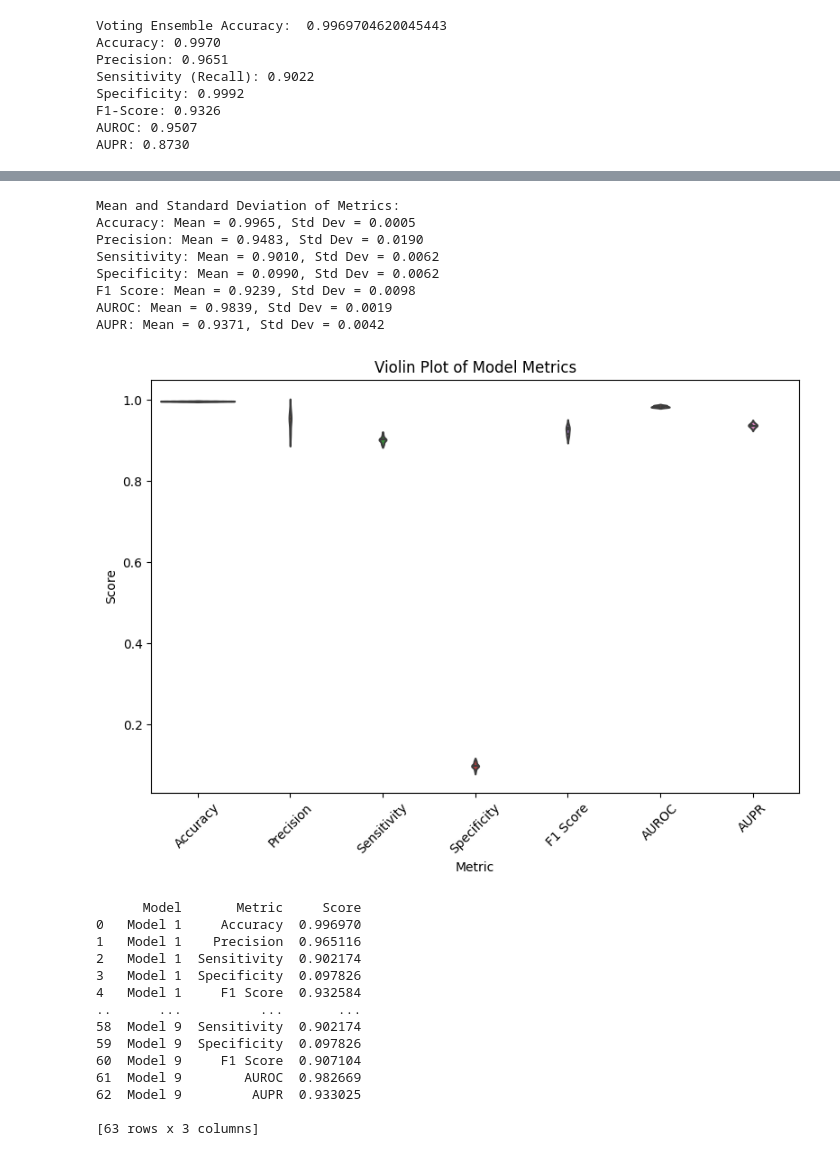
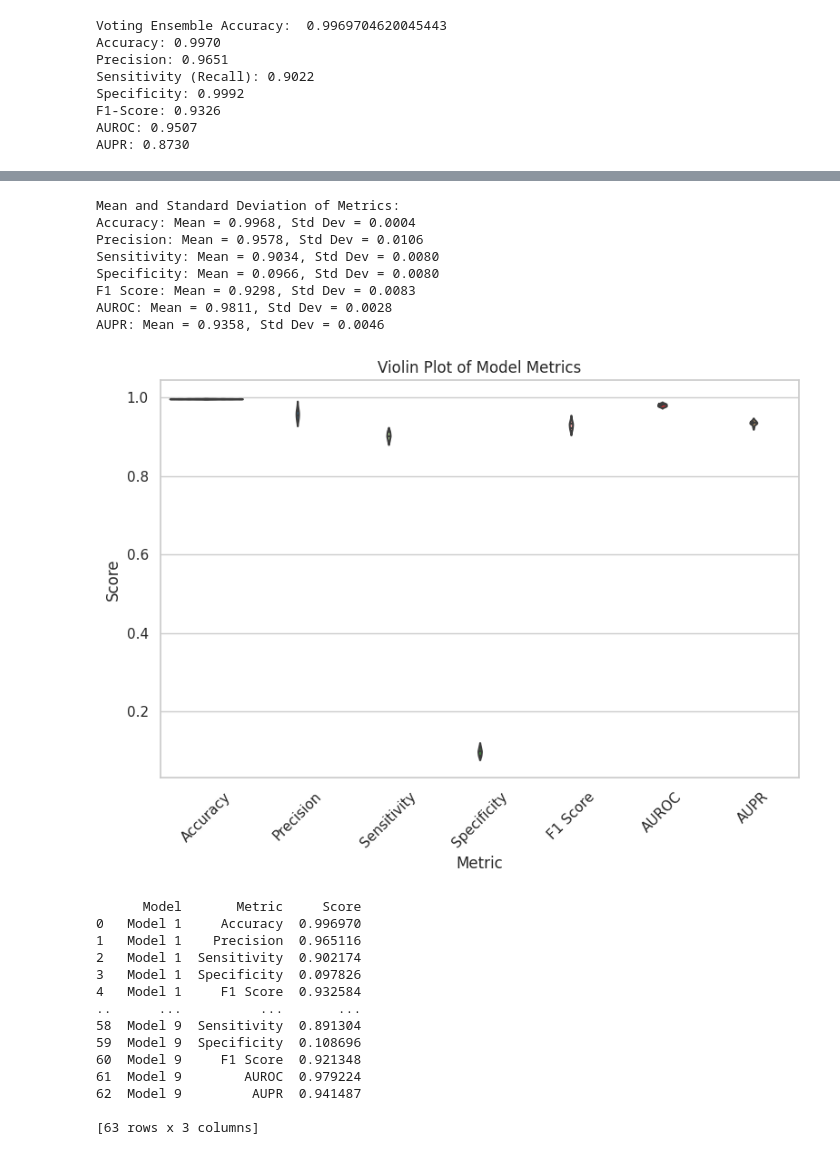
Before and after one commit to BarneyStinson73/CSE472-Machine-Learning-Sessional, a Jupyter notebook: Assignment 2/regression.ipynb, the cells around one changed output, grey strips where cells are left out. Cells and saved outputs as stored; diff of their text form; code cells hidden in the pictures.

```diff
--- a/Assignment 2/regression.ipynb
+++ b/Assignment 2/regression.ipynb
@@ -547,42 +547,44 @@ metrics_df = pd.DataFrame(metrics)
 
 # Compute mean and standard deviation for each metric
 metric_stats = {metric: {"mean": np.mean(values), "std": np.std(values)} for metric, values in mean_std_metrics.items()}
 
 # Print out mean and standard deviation for each metric
 print("\nMean and Standard Deviation of Metrics:")
 for metric, stats in metric_stats.items():
     print(f"{metric}: Mean = {stats['mean']:.4f}, Std Dev = {stats['std']:.4f}")
 
 # Create a violin plot
 plt.figure(figsize=(8, 6))
-sns.violinplot(x='Metric', y='Score', data=metrics_df, inner='quartile')
+sns.set_theme(style='whitegrid')
+sns.color_palette("Paired")
+sns.violinplot(x='Metric', y='Score', data=metrics_df, inner='quartile',palette="Paired")
 plt.title('Violin Plot of Model Metrics')
 plt.xticks(rotation=45)
 plt.ylabel('Score')
 plt.xlabel('Metric')
 
 # Annotating the plot with mean and std dev
 for i, metric in enumerate(mean_std_metrics.keys()):
     mean_val = metric_stats[metric]['mean']
     std_val = metric_stats[metric]['std']
     # plt.text(i, mean_val, f'Mean: {mean_val:.4f}\nStd Dev: {std_val:.4f}',
     #          horizontalalignment='center', size='medium', color='black', weight='semibold')
 
 plt.tight_layout()
 plt.show()
 
 # Displaying the metrics DataFrame
 print(metrics_df)
 # %% [output]
 Mean and Standard Deviation of Metrics:
-Accuracy: Mean = 0.9965, Std Dev = 0.0005
-Precision: Mean = 0.9483, Std Dev = 0.0190
-Sensitivity: Mean = 0.9010, Std Dev = 0.0062
-Specificity: Mean = 0.0990, Std Dev = 0.0062
-F1 Score: Mean = 0.9239, Std Dev = 0.0098
-AUROC: Mean = 0.9839, Std Dev = 0.0019
-AUPR: Mean = 0.9371, Std Dev = 0.0042
+Accuracy: Mean = 0.9968, Std Dev = 0.0004
+Precision: Mean = 0.9578, Std Dev = 0.0106
+Sensitivity: Mean = 0.9034, Std Dev = 0.0080
+Specificity: Mean = 0.0966, Std Dev = 0.0080
+F1 Score: Mean = 0.9298, Std Dev = 0.0083
+AUROC: Mean = 0.9811, Std Dev = 0.0028
+AUPR: Mean = 0.9358, Std Dev = 0.0046
-[figure, old version]
+[figure, new version]
       Model       Metric     Score
 0   Model 1     Accuracy  0.996970
 1   Model 1    Precision  0.965116
@@ -590,10 +592,10 @@ AUPR: Mean = 0.9371, Std Dev = 0.0042
 3   Model 1  Specificity  0.097826
 4   Model 1     F1 Score  0.932584
 ..      ...          ...       ...
-58  Model 9  Sensitivity  0.902174
-59  Model 9  Specificity  0.097826
-60  Model 9     F1 Score  0.907104
-61  Model 9        AUROC  0.982669
-62  Model 9         AUPR  0.933025
+58  Model 9  Sensitivity  0.891304
+59  Model 9  Specificity  0.108696
+60  Model 9     F1 Score  0.921348
+61  Model 9        AUROC  0.979224
+62  Model 9         AUPR  0.941487
 
 [63 rows x 3 columns]
```
Also changed, not shown: parts of 3 cells of this notebook.
